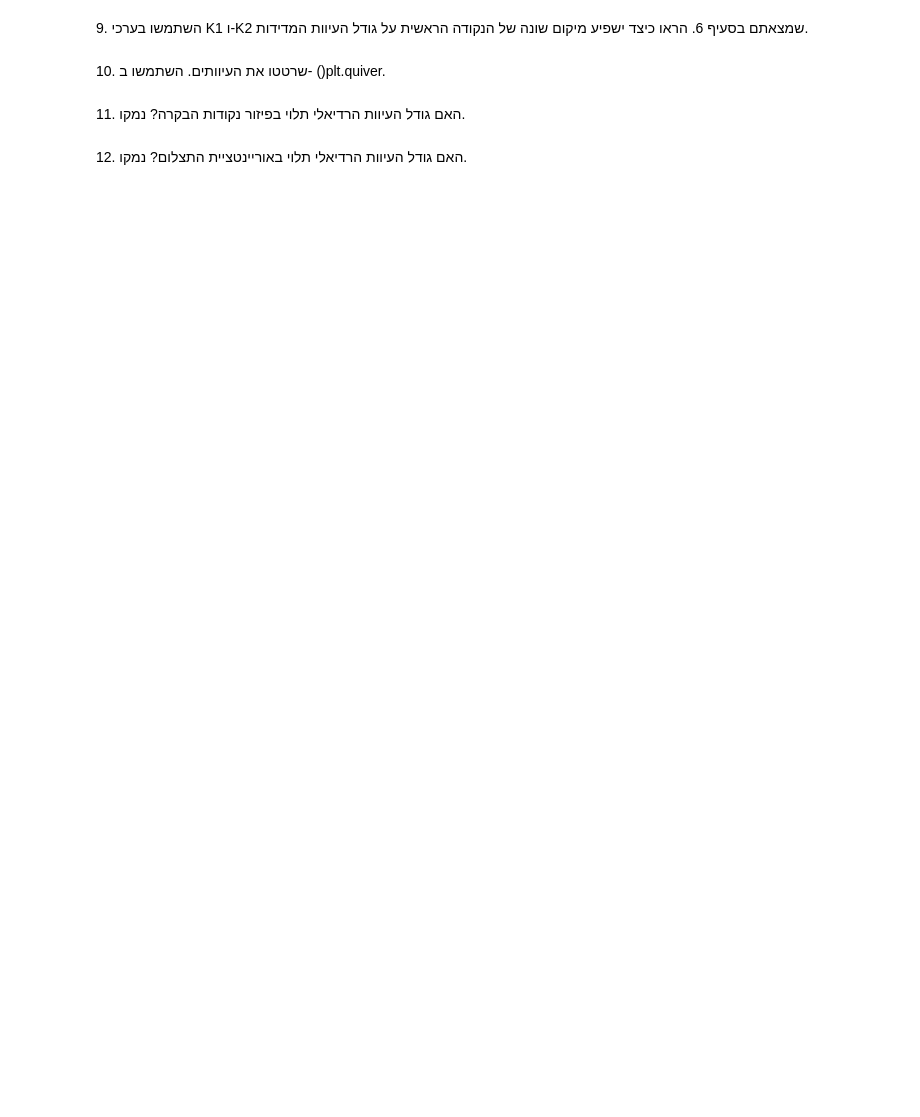
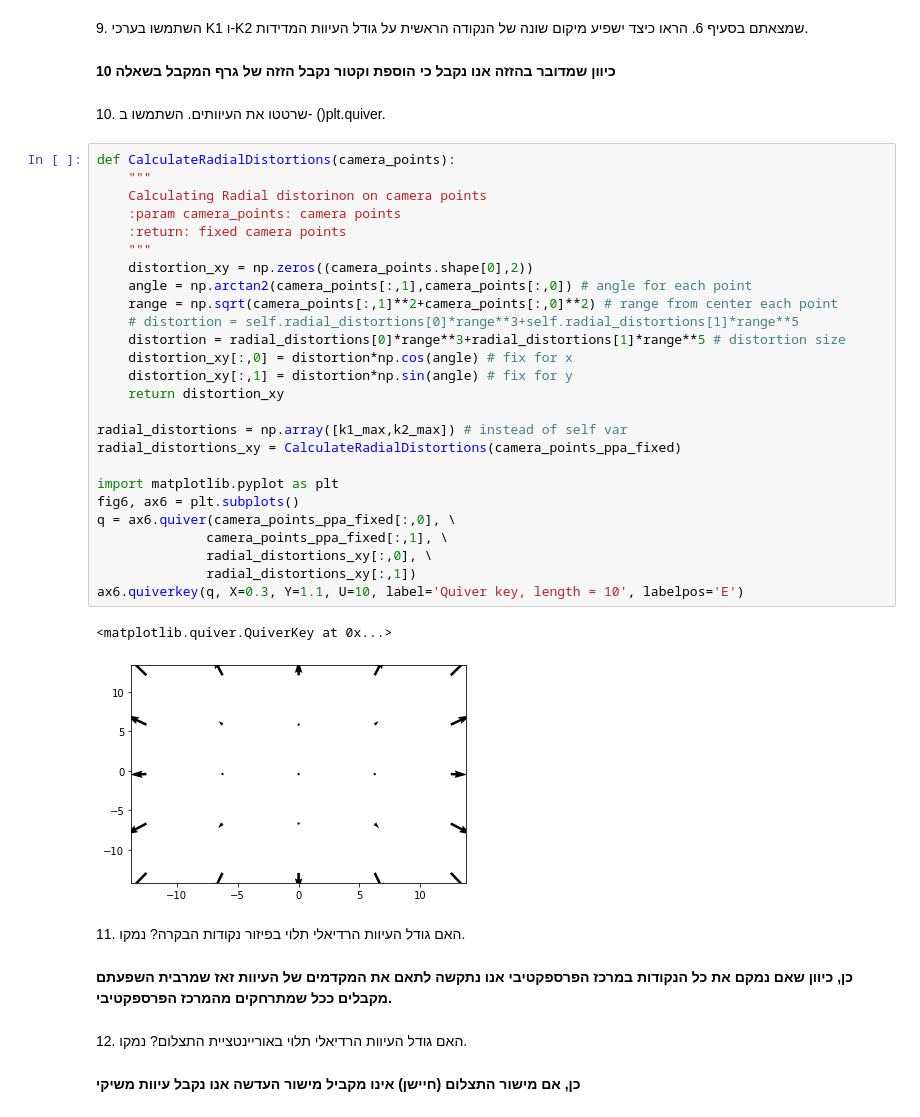
Before and after one commit to WOKNz/Photogrammetry2_LAB3, a Jupyter notebook: Lab3_CameraCalibratoin1.ipynb, the cells around one changed output. Drawn from its saved outputs; the diff is of its cells as text; blank space fills up the shorter version.

```diff
--- a/Lab3_CameraCalibratoin1.ipynb
+++ b/Lab3_CameraCalibratoin1.ipynb
@@ -122,12 +252,53 @@ plotgrid(camera_points_ppa_fixed[:,0].reshape((n,n)), \
 # %% [markdown]
 <div style="direction:rtl">
 9.	השתמשו בערכי K1 ו-K2 שמצאתם בסעיף 6. הראו כיצד ישפיע מיקום שונה של הנקודה הראשית על גודל העיוות המדידות.
+# %% [markdown]
+<div style="direction:rtl"><b>
+כיוון שמדובר בהזזה אנו נקבל כי הוספת וקטור
+נקבל הזזה של גרף המקבל בשאלה 10
 # %% [markdown]
 <div style="direction:rtl">
 10.	שרטטו את העיוותים. השתמשו ב- ()plt.quiver.
+# %%
+def CalculateRadialDistortions(camera_points):
+    """
+    Calculating Radial distorinon on camera points
+    :param camera_points: camera points
+    :return: fixed camera points
+    """
+    distortion_xy = np.zeros((camera_points.shape[0],2))
+    angle = np.arctan2(camera_points[:,1],camera_points[:,0]) # angle for each point
+    range = np.sqrt(camera_points[:,1]**2+camera_points[:,0]**2) # range from center each point
+    # distortion = self.radial_distortions[0]*range**3+self.radial_distortions[1]*range**5
+    distortion = radial_distortions[0]*range**3+radial_distortions[1]*range**5 # distortion size
+    distortion_xy[:,0] = distortion*np.cos(angle) # fix for x
+    distortion_xy[:,1] = distortion*np.sin(angle) # fix for y
+    return distortion_xy
+
+radial_distortions = np.array([k1_max,k2_max]) # instead of self var
+radial_distortions_xy = CalculateRadialDistortions(camera_points_ppa_fixed)
+
+import matplotlib.pyplot as plt
+fig6, ax6 = plt.subplots()
+q = ax6.quiver(camera_points_ppa_fixed[:,0], \
+              camera_points_ppa_fixed[:,1], \
+              radial_distortions_xy[:,0], \
+              radial_distortions_xy[:,1])
+ax6.quiverkey(q, X=0.3, Y=1.1, U=10, label='Quiver key, length = 10', labelpos='E')
+# %% [output]
+<matplotlib.quiver.QuiverKey at 0x...>
+[figure, added]
 # %% [markdown]
 <div style="direction:rtl">
 11.	האם גודל העיוות הרדיאלי תלוי בפיזור נקודות הבקרה? נמקו.
+# %% [markdown]
+<div style="direction:rtl"><b>
+כן, כיוון שאם נמקם את כל הנקודות במרכז הפרספקטיבי
+אנו נתקשה לתאם את המקדמים של העיוות זאז שמרבית השפעתם מקבלים
+ככל שמתרחקים מהמרכז הפרספקטיבי.
 # %% [markdown]
 <div style="direction:rtl">
 12.	האם גודל העיוות הרדיאלי תלוי באוריינטציית התצלום? נמקו.
+# %% [markdown]
+<div style="direction:rtl"><b>
+כן, אם מישור התצלום (חיישן) אינו מקביל מישור העדשה אנו נקבל עיוות משיקי
```
Also changed, not shown: parts of 12 cells of this notebook, 1 other file.
